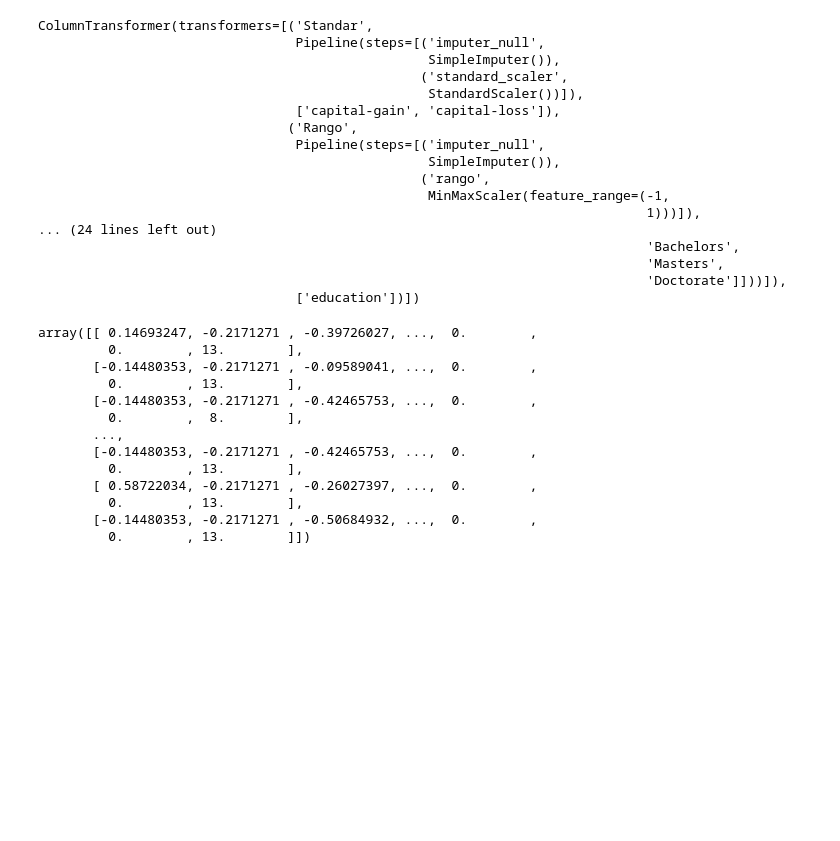
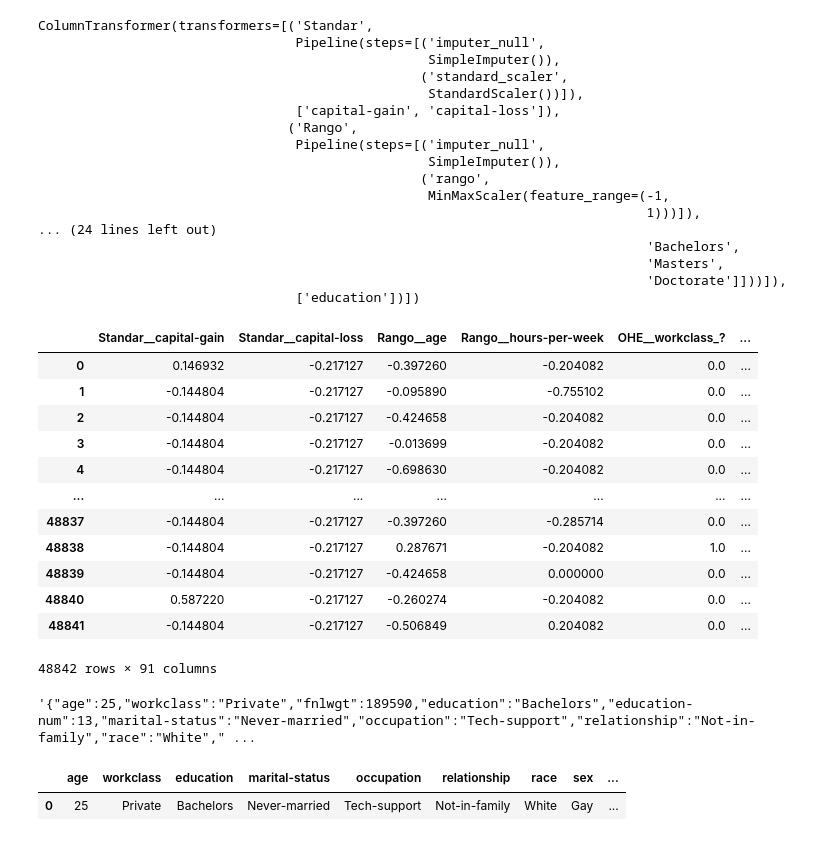
Before and after one commit to eanizainea/mlean2024_proyecto1, a Jupyter notebook: Código/2. Preprocesamiento.ipynb, the cells around one changed output. Cells and saved outputs as stored; diff of their text form; code cells hidden in the pictures; blank space fills up the shorter version.

```diff
--- a/Código/2. Preprocesamiento.ipynb
+++ b/Código/2. Preprocesamiento.ipynb
@@ -76,7 +88,7 @@ imputer_nulls_num = SimpleImputer(strategy="mean")
 standar_scaler=StandardScaler()
 rango=MinMaxScaler((-1,1))
 
-one_hot=OneHotEncoder(sparse_output=False)
+one_hot=OneHotEncoder(sparse_output=False,handle_unknown='ignore')
 # Define the desired order of categories
 categories = ['Preschool', '1st-4th', '5th-6th', '7th-8th', '9th', '10th', '11th', '12th',
     'HS-grad', 'Some-college', 'Assoc-acdm', 'Assoc-voc', 'Prof-school',
@@ -139,19 +151,23 @@ ColumnTransformer(transformers=[('Standar',
                                  ['education'])])
 # %%
 result=Preprocesamiento.fit_transform(X)
-# %%
-result
-# %% [output]
-array([[ 0.14693247, -0.2171271 , -0.39726027, ...,  0.        ,
-         0.        , 13.        ],
-       [-0.14480353, -0.2171271 , -0.09589041, ...,  0.        ,
-         0.        , 13.        ],
-       [-0.14480353, -0.2171271 , -0.42465753, ...,  0.        ,
-         0.        ,  8.        ],
-       ...,
-       [-0.14480353, -0.2171271 , -0.42465753, ...,  0.        ,
-         0.        , 13.        ],
-       [ 0.58722034, -0.2171271 , -0.26027397, ...,  0.        ,
-         0.        , 13.        ],
-       [-0.14480353, -0.2171271 , -0.50684932, ...,  0.        ,
-         0.        , 13.        ]])
+# %%
+pd.DataFrame(result,columns=Preprocesamiento.get_feature_names_out())
+# %% [output]
+|  | Standar__capital-gain | Standar__capital-loss | Rango__age | Rango__hours-per-week | OHE__workclass_? | ... |
+| 0 | 0.146932 | -0.217127 | -0.397260 | -0.204082 | 0.0 | ... |
+| 1 | -0.144804 | -0.217127 | -0.095890 | -0.755102 | 0.0 | ... |
+| 2 | -0.144804 | -0.217127 | -0.424658 | -0.204082 | 0.0 | ... |
+| 3 | -0.144804 | -0.217127 | -0.013699 | -0.204082 | 0.0 | ... |
+| 4 | -0.144804 | -0.217127 | -0.698630 | -0.204082 | 0.0 | ... |
+| ... | ... | ... | ... | ... | ... | ... |
+| 48837 | -0.144804 | -0.217127 | -0.397260 | -0.285714 | 0.0 | ... |
+| 48838 | -0.144804 | -0.217127 | 0.287671 | -0.204082 | 1.0 | ... |
+| 48839 | -0.144804 | -0.217127 | -0.424658 | 0.000000 | 0.0 | ... |
+| 48840 | 0.587220 | -0.217127 | -0.260274 | -0.204082 | 0.0 | ... |
+| 48841 | -0.144804 | -0.217127 | -0.506849 | 0.204082 | 0.0 | ... |
+48842 rows × 91 columns
+# %%
+Data.iloc[5654].to_json()
+# %% [output]
+'{"age":25,"workclass":"Private","fnlwgt":189590,"education":"Bachelors","education-num":13,"marital-status":"Never-married","occupation":"Tech-support","relationship":"Not-in-family","race":"White"," ...
@@ -157,0 +185,5 @@ array([[ 0.14693247, -0.2171271 , -0.39726027, ...,  0.        ,
+# %%
+pd.DataFrame(user)
+# %% [output]
+|  | age | workclass | education | marital-status | occupation | relationship | race | sex | ... |
+| 0 | 25 | Private | Bachelors | Never-married | Tech-support | Not-in-family | White | Gay | ... |
```
Also changed, not shown: parts of 5 cells of this notebook, 2 other files.
